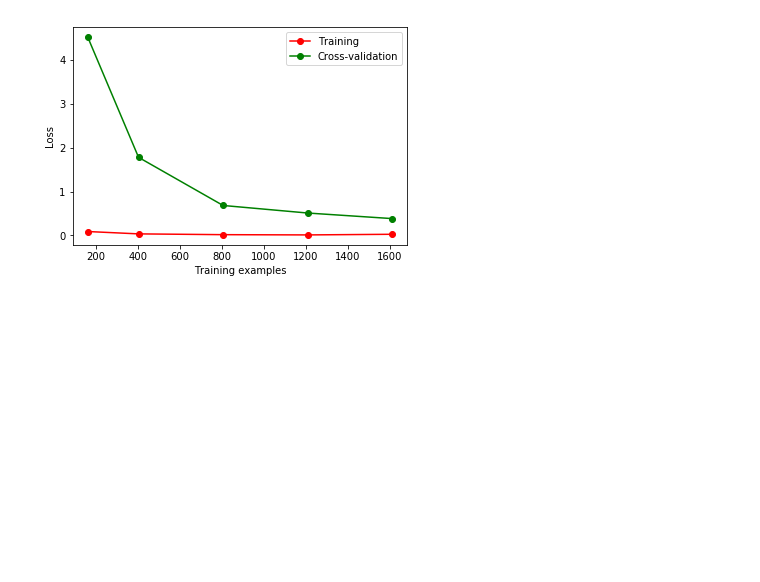
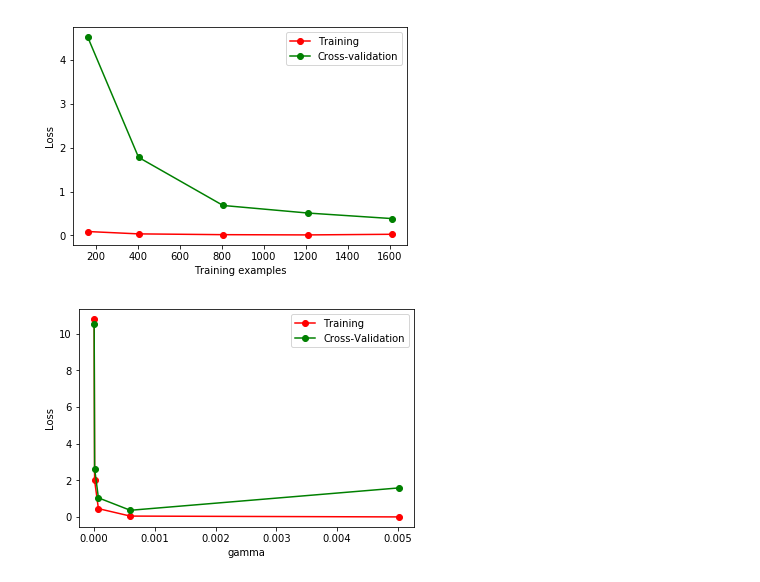
Before and after one commit to esdream/numpy_pandas_learning, a Jupyter notebook: sklearn_preprocessing_crossvalidation.ipynb, the cells around one changed output. Drawn from its saved outputs; the diff is of its cells as text; code cells hidden in the pictures; blank space fills up the shorter version.

```diff
--- a/sklearn_preprocessing_crossvalidation.ipynb
+++ b/sklearn_preprocessing_crossvalidation.ipynb
@@ -126,0 +133,35 @@ plt.show()
+# %%
+digits = load_digits()
+X = digits.data
+y = digits.target
+
+# np.logsapce(start_power, end_power, num=50, base=10)
+# 用于创建等比数列，默认底数为10，第一个参数是开始幂次，第二个参数是
+# 终止幂次，num参数是等比项数，base是底数
+param_range = np.logspace(-6, -2.3, 5)
+
+# validation_curve可以接受超参数，例如这里param_name='gamma'表示
+# 需要调整的超参数是SVC中的gamma参数，param_range是gamma的取值列表
+train_loss, valid_loss = validation_curve(
+    SVC(),
+    X, y,
+    param_name='gamma',
+    param_range=param_range,
+    cv=10,
+    scoring='neg_mean_squared_error'
+)
+
+train_loss_mean = -np.mean(train_loss, axis=1)
+valid_loss_mean = -np.mean(valid_loss, axis=1)
+
+plt.plot(param_range, train_loss_mean, 'o-', color='r', label='Training')
+plt.plot(param_range, valid_loss_mean, 'o-', color='g', label='Cross-Validation')
+
+plt.xlabel('gamma')
+plt.ylabel('Loss')
+plt.legend(loc='best')
+plt.show()
+# 下图中挑选cross-validation曲线拐点处（即从左往右第四个点）处对应的
+# 超参数gamma的值作为模型的gamma值
+# %% [output]
+[figure, added]
```
Also changed, not shown: parts of 1 cell of this notebook.
